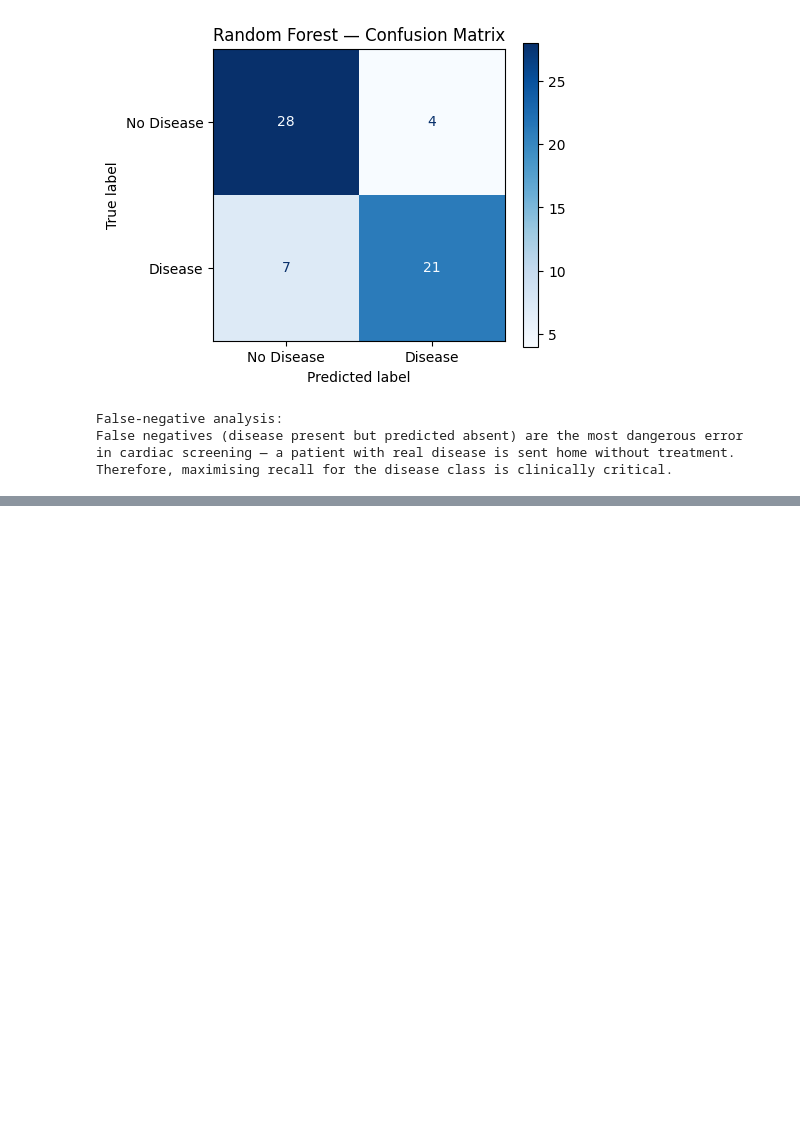
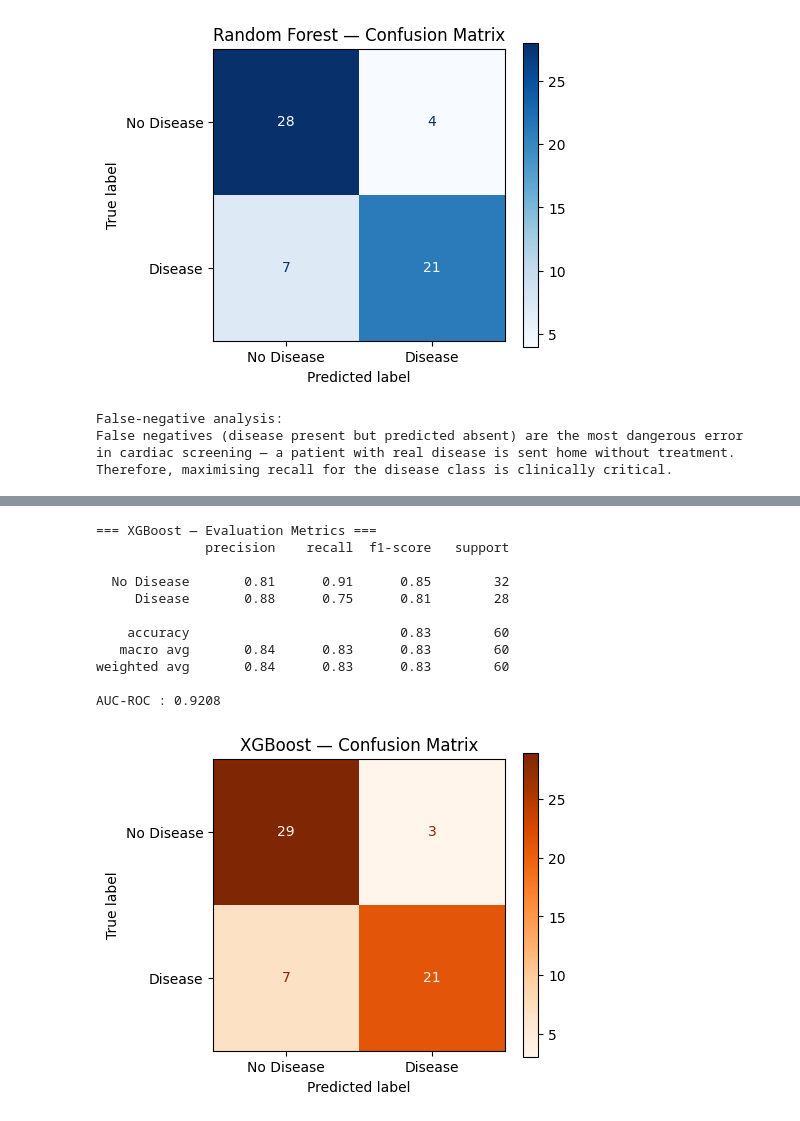
Before and after one commit to Saif-Murtaza/DataMining-Assignment-04, a Jupyter notebook: 23i-2588_4_datamining.ipynb, the cells around one changed output, grey strips where cells are left out. Cells and saved outputs as stored; diff of their text form; code cells hidden in the pictures; blank space fills up the shorter version.

```diff
--- a/23i-2588_4_datamining.ipynb
+++ b/23i-2588_4_datamining.ipynb
@@ -693,0 +795,47 @@ Therefore, maximising recall for the disease class is clinically critical.
+# %%
+# ── XGBoost evaluation — refit on full training set no early stopping
+t0 = time.time()
+xgb_eval = xgb.XGBClassifier(
+    n_estimators=xgb_final.best_iteration + 1 if xgb_final.best_iteration else 100,
+    learning_rate=xgb_gs.best_params_['learning_rate'],
+    max_depth=xgb_gs.best_params_['max_depth'],
+    eval_metric='logloss',
+    random_state=SEED,
+    verbosity=0
+)
+xgb_eval.fit(X_train_sm, y_train_sm)
+xgb_train_time = time.time() - t0
+
+y_pred_xgb = xgb_eval.predict(X_test_enc)
+y_prob_xgb = xgb_eval.predict_proba(X_test_enc)[:, 1]
+
+
+xgb_final = xgb_eval
+
+xgb_acc = accuracy_score(y_test, y_pred_xgb)
+xgb_f1  = f1_score(y_test, y_pred_xgb, average='macro')
+xgb_auc = roc_auc_score(y_test, y_prob_xgb)
+
+print('=== XGBoost — Evaluation Metrics ===')
+print(classification_report(y_test, y_pred_xgb, target_names=['No Disease', 'Disease']))
+print(f'AUC-ROC : {xgb_auc:.4f}')
+
+fig, ax = plt.subplots(figsize=(5, 4))
+ConfusionMatrixDisplay.from_predictions(y_test, y_pred_xgb,
+    display_labels=['No Disease', 'Disease'], cmap='Oranges', ax=ax)
+ax.set_title('XGBoost — Confusion Matrix')
+plt.tight_layout()
+plt.show()
+# %% [output]
+=== XGBoost — Evaluation Metrics ===
+              precision    recall  f1-score   support
+
+  No Disease       0.81      0.91      0.85        32
+     Disease       0.88      0.75      0.81        28
+
+    accuracy                           0.83        60
+   macro avg       0.84      0.83      0.83        60
+weighted avg       0.84      0.83      0.83        60
+
+AUC-ROC : 0.9208
+[figure, added]
```
Also changed, not shown: parts of 6 cells of this notebook.
